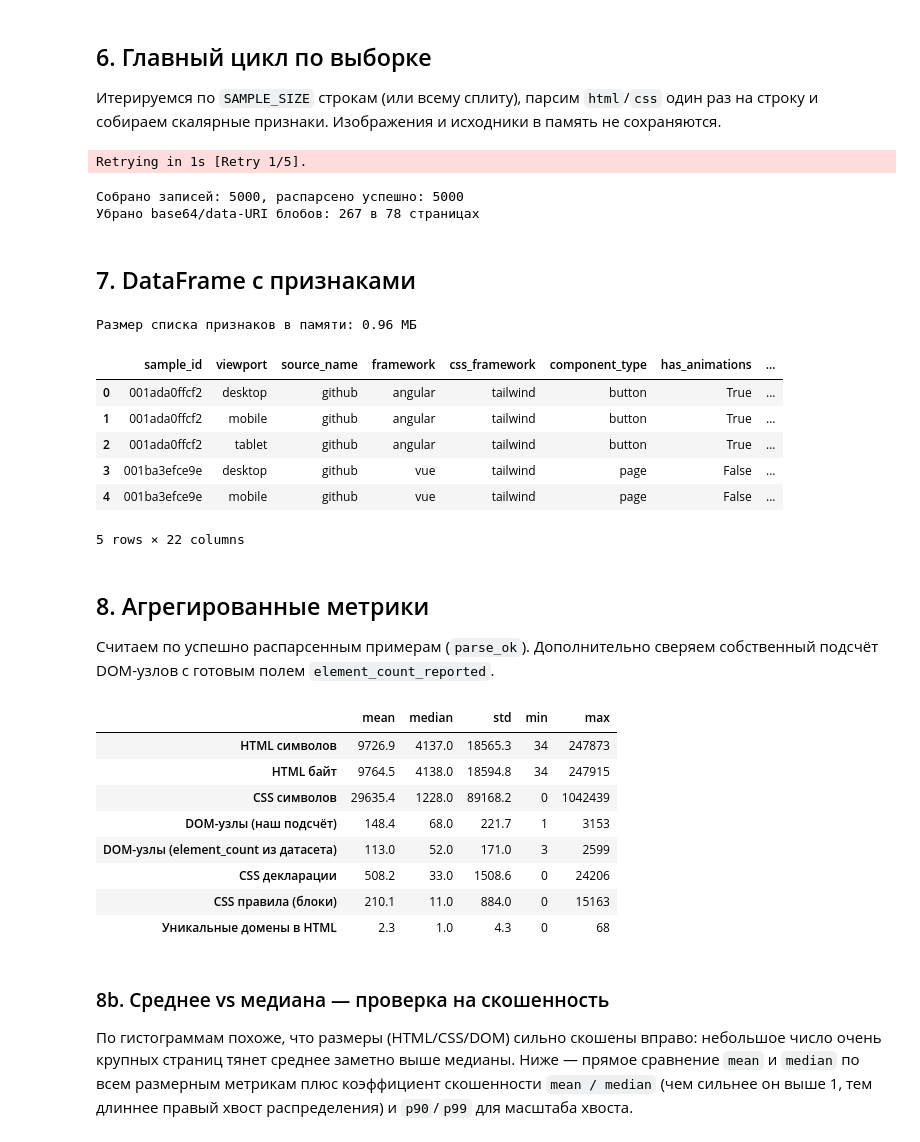
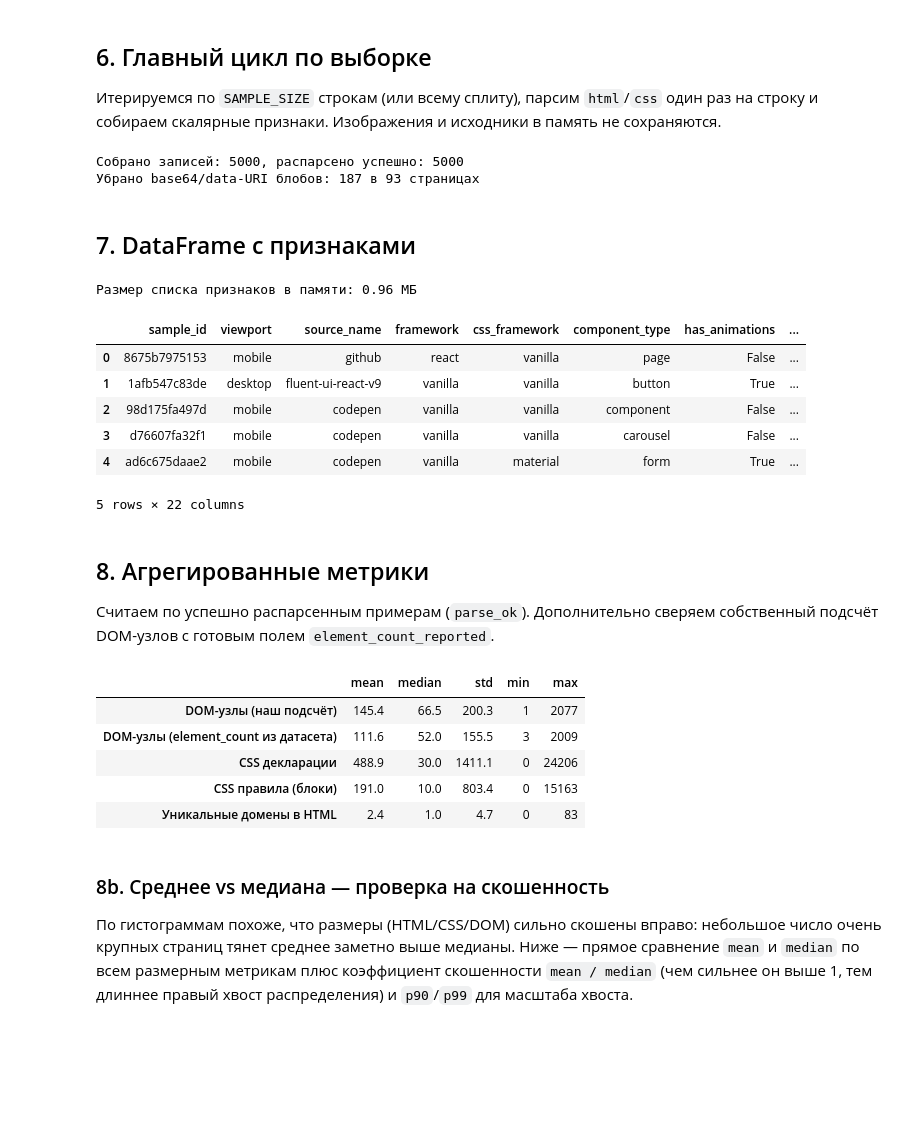
Before and after one commit to Podushe4ka/ScreenShot2Code, a Jupyter notebook: Data/analysis/webui.ipynb, the cells around one changed output. Saved outputs shown, nothing was run; the diff lists cells and outputs as text; code cells hidden in the pictures; blank space fills up the shorter version.

```diff
--- a/Data/analysis/webui.ipynb
+++ b/Data/analysis/webui.ipynb
@@ -44,6 +45,12 @@ DATASET = "ronantakizawa/webui"
 SPLIT = "train"
 SAMPLE_SIZE = 5000  # None — пройти весь train (29 409 строк)
 _sample_desc = SAMPLE_SIZE if SAMPLE_SIZE else "весь сплит"
+# Случайная выборка из стрима вместо take() «с головы» (когда SAMPLE_SIZE задан):
+# shuffle() тасует порядок шардов + локальный буфер. Здесь дополнительно снимает
+# упорядоченность по sample_id (3 подряд идущие строки = один сэмпл × 3 вьюпорта).
+# SEED — воспроизводимость; BUFFER — строк в RAM (снизить при нехватке памяти).
+SHUFFLE_SEED = 0
+SHUFFLE_BUFFER = 10_000
 
 print(f"datasets: {datasets.__version__}")
 print(f"Датасет: {DATASET}, выборка: {_sample_desc}")
@@ -193,7 +200,9 @@ records = []
 # Пересоздаём стрим здесь: IterableDataset из ячейки выше может держать уже закрытый
 # HTTP-клиент (RuntimeError: client has been closed) при повторном/отложенном прогоне.
 _stream = load_dataset(DATASET, streaming=True)[SPLIT]
-_take = _stream if SAMPLE_SIZE is None else _stream.take(SAMPLE_SIZE)
+# Полный проход (SAMPLE_SIZE is None) идёт как есть; при семплировании — случайная
+# выборка через shuffle() (тасовка шардов + буфер) вместо take() «с головы».
+_take = _stream if SAMPLE_SIZE is None else _stream.shuffle(seed=SHUFFLE_SEED, buffer_size=SHUFFLE_BUFFER).take(SAMPLE_SIZE)
 _total = TOTAL_EXAMPLES if SAMPLE_SIZE is None else SAMPLE_SIZE
 
 for row in tqdm(_take, total=_total, desc="Обработка"):
@@ -241,9 +250,8 @@ for row in tqdm(_take, total=_total, desc="Обработка"):
 print(f"Собрано записей: {len(records)}, распарсено успешно: {sum(r['parse_ok'] for r in records)}")
 print(f"Убрано base64/data-URI блобов: {sum(r['n_blobs'] for r in records):,} в {sum(1 for r in records if r['n_blobs'])} страницах")
 # %% [output]
-Retrying in 1s [Retry 1/5].
+Собрано записей: 5000, распарсено успешно: 5000
+Убрано base64/data-URI блобов: 187 в 93 страницах
-Собрано записей: 5000, распарсено успешно: 5000
-Убрано base64/data-URI блобов: 267 в 78 страницах
 # %% [markdown]
 ## 7. DataFrame с признаками
 # %%
@@ -253,11 +261,11 @@ df.head()
 # %% [output]
 Размер списка признаков в памяти: 0.96 МБ
 |  | sample_id | viewport | source_name | framework | css_framework | component_type | has_animations | ... |
-| 0 | 001ada0ffcf2 | desktop | github | angular | tailwind | button | True | ... |
-| 1 | 001ada0ffcf2 | mobile | github | angular | tailwind | button | True | ... |
-| 2 | 001ada0ffcf2 | tablet | github | angular | tailwind | button | True | ... |
-| 3 | 001ba3efce9e | desktop | github | vue | tailwind | page | False | ... |
-| 4 | 001ba3efce9e | mobile | github | vue | tailwind | page | False | ... |
+| 0 | 8675b7975153 | mobile | github | react | vanilla | page | False | ... |
+| 1 | 1afb547c83de | desktop | fluent-ui-react-v9 | vanilla | vanilla | button | True | ... |
+| 2 | 98d175fa497d | mobile | codepen | vanilla | vanilla | component | False | ... |
+| 3 | d76607fa32f1 | mobile | codepen | vanilla | vanilla | carousel | False | ... |
+| 4 | ad6c675daae2 | mobile | codepen | vanilla | material | form | True | ... |
 5 rows × 22 columns
 # %% [markdown]
 ## 8. Агрегированные метрики
@@ -267,37 +275,29 @@ df.head()
 # %%
 ok = df[df["parse_ok"]]
 
 agg = pd.DataFrame({
-    "mean":   [ok["html_chars"].mean(), ok["html_bytes"].mean(), ok["css_chars"].mean(),
-               ok["dom_nodes"].mean(), ok["element_count_reported"].mean(),
+    "mean":   [ok["dom_nodes"].mean(), ok["element_count_reported"].mean(),
                ok["css_decls"].mean(), ok["css_rules"].mean(), ok["n_domains"].mean()],
-    "median": [ok["html_chars"].median(), ok["html_bytes"].median(), ok["css_chars"].median(),
-               ok["dom_nodes"].median(), ok["element_count_reported"].median(),
+    "median": [ok["dom_nodes"].median(), ok["element_count_reported"].median(),
                ok["css_decls"].median(), ok["css_rules"].median(), ok["n_domains"].median()],
-    "std":    [ok["html_chars"].std(), ok["html_bytes"].std(), ok["css_chars"].std(),
-               ok["dom_nodes"].std(), ok["element_count_reported"].std(),
+    "std":    [ok["dom_nodes"].std(), ok["element_count_reported"].std(),
                ok["css_decls"].std(), ok["css_rules"].std(), ok["n_domains"].std()],
-    "min":    [ok["html_chars"].min(), ok["html_bytes"].min(), ok["css_chars"].min(),
-               ok["dom_nodes"].min(), ok["element_count_reported"].min(),
+    "min":    [ok["dom_nodes"].min(), ok["element_count_reported"].min(),
                ok["css_decls"].min(), ok["css_rules"].min(), ok["n_domains"].min()],
-    "max":    [ok["html_chars"].max(), ok["html_bytes"].max(), ok["css_chars"].max(),
-               ok["dom_nodes"].max(), ok["element_count_reported"].max(),
+    "max":    [ok["dom_nodes"].max(), ok["element_count_reported"].max(),
                ok["css_decls"].max(), ok["css_rules"].max(), ok["n_domains"].max()],
-}, index=["HTML символов", "HTML байт", "CSS символов", "DOM-узлы (наш подсчёт)",
+}, index=["DOM-узлы (наш подсчёт)",
           "DOM-узлы (element_count из датасета)", "CSS декларации", "CSS правила (блоки)",
           "Уникальные домены в HTML"])
 
 agg.round(1)
 # %% [output]
 |  | mean | median | std | min | max |
-| HTML символов | 9726.9 | 4137.0 | 18565.3 | 34 | 247873 |
-| HTML байт | 9764.5 | 4138.0 | 18594.8 | 34 | 247915 |
-| CSS символов | 29635.4 | 1228.0 | 89168.2 | 0 | 1042439 |
-| DOM-узлы (наш подсчёт) | 148.4 | 68.0 | 221.7 | 1 | 3153 |
-| DOM-узлы (element_count из датасета) | 113.0 | 52.0 | 171.0 | 3 | 2599 |
-| CSS декларации | 508.2 | 33.0 | 1508.6 | 0 | 24206 |
-| CSS правила (блоки) | 210.1 | 11.0 | 884.0 | 0 | 15163 |
-| Уникальные домены в HTML | 2.3 | 1.0 | 4.3 | 0 | 68 |
+| DOM-узлы (наш подсчёт) | 145.4 | 66.5 | 200.3 | 1 | 2077 |
+| DOM-узлы (element_count из датасета) | 111.6 | 52.0 | 155.5 | 3 | 2009 |
+| CSS декларации | 488.9 | 30.0 | 1411.1 | 0 | 24206 |
+| CSS правила (блоки) | 191.0 | 10.0 | 803.4 | 0 | 15163 |
+| Уникальные домены в HTML | 2.4 | 1.0 | 4.7 | 0 | 83 |
 # %% [markdown]
 ### 8b. Среднее vs медиана — проверка на скошенность
 
```
Also changed, not shown: parts of 11 cells of this notebook, 21 other files.
